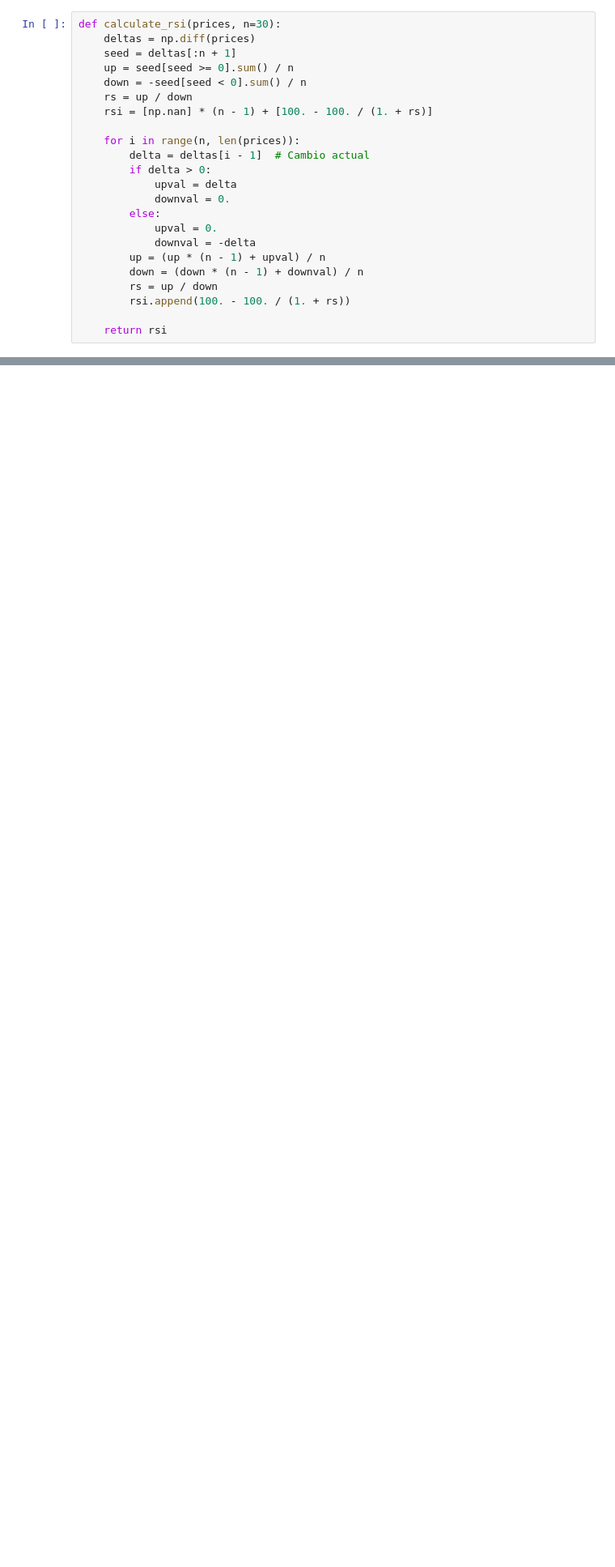
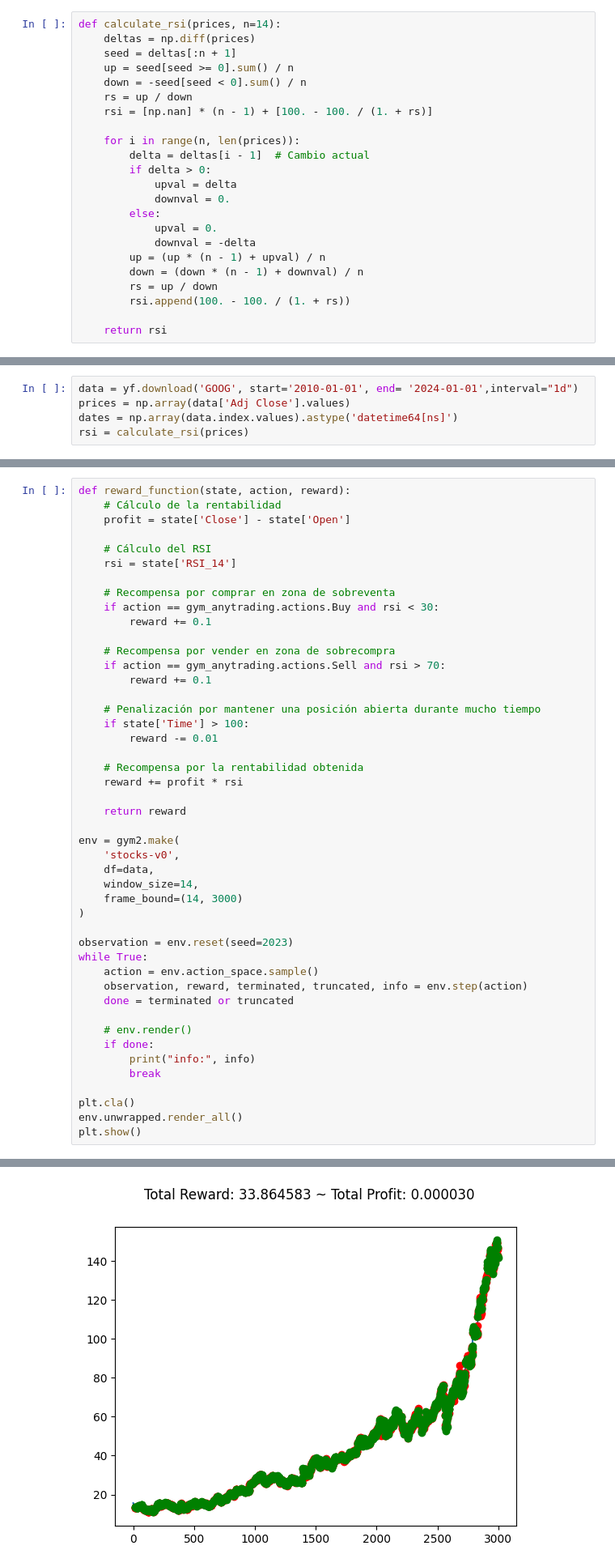
Before and after one commit to pierouc/Mem-ind, a Jupyter notebook: RL del gran pisky.ipynb, the cells around one changed output, grey strips where cells are left out. Shown at 81% size. Drawn from its saved outputs; the diff is of its cells as text; blank space fills up the shorter version.

```diff
--- a/RL del gran pisky.ipynb
+++ b/RL del gran pisky.ipynb
@@ -8,5 +11,5 @@ ImportError: cannot import name 'QLearningAgent' from 'stable_baselines3' (/home
 # %%
-def calculate_rsi(prices, n=30):
+def calculate_rsi(prices, n=14):
     deltas = np.diff(prices)
     seed = deltas[:n + 1]
     up = seed[seed >= 0].sum() / n
@@ -99,0 +34,5 @@ if __name__ == "__main__":
+# %%
+data = yf.download('GOOG', start='2010-01-01', end= '2024-01-01',interval="1d")
+prices = np.array(data['Adj Close'].values)
+dates = np.array(data.index.values).astype('datetime64[ns]')
+rsi = calculate_rsi(prices)
@@ -99,0 +48,47 @@ if __name__ == "__main__":
+# %%
+def reward_function(state, action, reward):
+    # Cálculo de la rentabilidad
+    profit = state['Close'] - state['Open']
+
+    # Cálculo del RSI
+    rsi = state['RSI_14']
+
+    # Recompensa por comprar en zona de sobreventa
+    if action == gym_anytrading.actions.Buy and rsi < 30:
+        reward += 0.1
+
+    # Recompensa por vender en zona de sobrecompra
+    if action == gym_anytrading.actions.Sell and rsi > 70:
+        reward += 0.1
+
+    # Penalización por mantener una posición abierta durante mucho tiempo
+    if state['Time'] > 100:
+        reward -= 0.01
+
+    # Recompensa por la rentabilidad obtenida
+    reward += profit * rsi
+
+    return reward
+
+env = gym2.make(
+    'stocks-v0',
+    df=data,
+    window_size=14,
+    frame_bound=(14, 3000)
+)
+
+observation = env.reset(seed=2023)
+while True:
+    action = env.action_space.sample()
+    observation, reward, terminated, truncated, info = env.step(action)
+    done = terminated or truncated
+
+    # env.render()
+    if done:
+        print("info:", info)
+        break
+
+plt.cla()
+env.unwrapped.render_all()
+plt.show()
+# %% [output]
@@ -99,0 +96 @@ if __name__ == "__main__":
+[figure, added]
```
Also changed, not shown: parts of 7 cells of this notebook.
